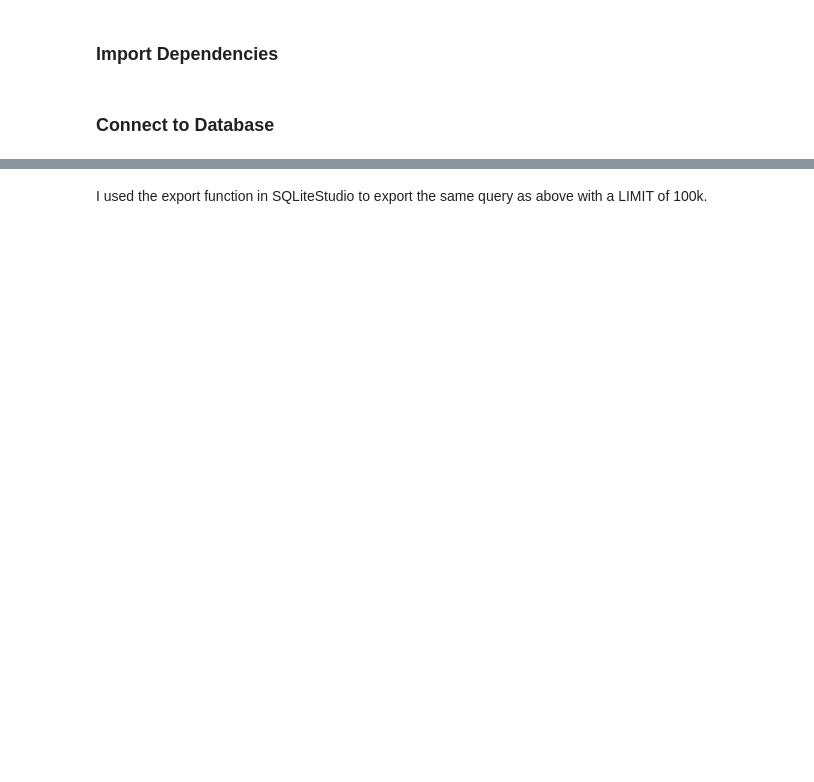
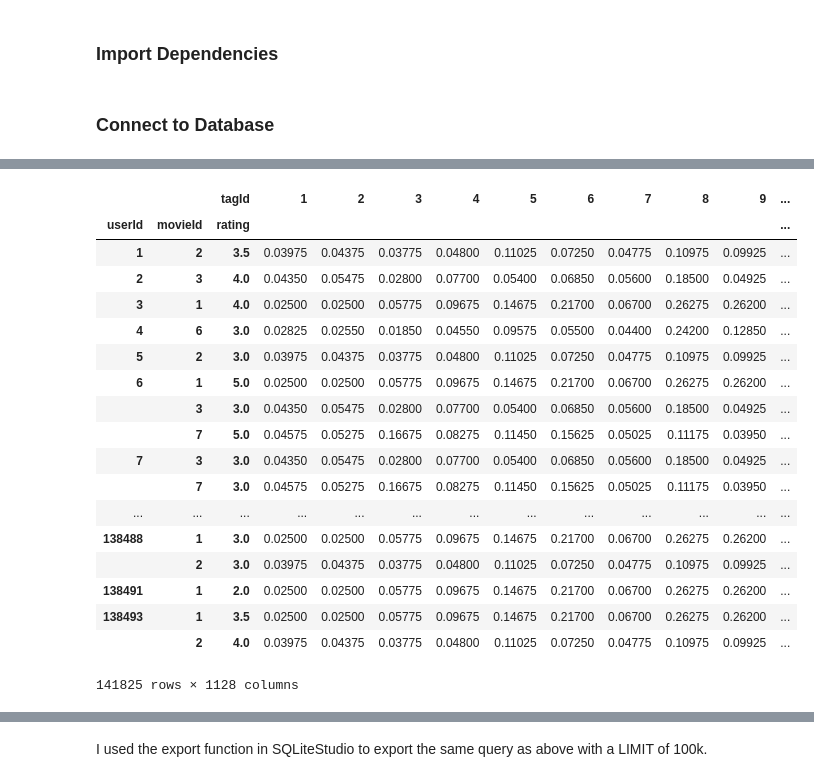
Before and after one commit to chasekregor/INFOCapstone, a Jupyter notebook: models.ipynb, the cells around one changed output, grey strips where cells are left out. Cells and saved outputs as stored; diff of their text form; code cells hidden in the pictures; blank space fills up the shorter version.

Commit message:
got model1 10k built

```diff
--- a/models.ipynb
+++ b/models.ipynb
@@ -13,0 +16,2 @@ c = conn.cursor()
+# %%
+model110k = pd.read_csv('10kmodel1.csv')
@@ -13,0 +27,24 @@ c = conn.cursor()
+# %%
+model110k = model110k.pivot_table(index = ['userId','movieId','rating'], columns='tagId', values = 'relevance')
+# %%
+model110k
+# %% [output]
+|  |  | tagId | 1 | 2 | 3 | 4 | 5 | 6 | 7 | 8 | 9 | ... |
+| userId | movieId | rating |  |  |  |  |  |  |  |  |  | ... |
+| 1 | 2 | 3.5 | 0.03975 | 0.04375 | 0.03775 | 0.04800 | 0.11025 | 0.07250 | 0.04775 | 0.10975 | 0.09925 | ... |
+| 2 | 3 | 4.0 | 0.04350 | 0.05475 | 0.02800 | 0.07700 | 0.05400 | 0.06850 | 0.05600 | 0.18500 | 0.04925 | ... |
+| 3 | 1 | 4.0 | 0.02500 | 0.02500 | 0.05775 | 0.09675 | 0.14675 | 0.21700 | 0.06700 | 0.26275 | 0.26200 | ... |
+| 4 | 6 | 3.0 | 0.02825 | 0.02550 | 0.01850 | 0.04550 | 0.09575 | 0.05500 | 0.04400 | 0.24200 | 0.12850 | ... |
+| 5 | 2 | 3.0 | 0.03975 | 0.04375 | 0.03775 | 0.04800 | 0.11025 | 0.07250 | 0.04775 | 0.10975 | 0.09925 | ... |
+| 6 | 1 | 5.0 | 0.02500 | 0.02500 | 0.05775 | 0.09675 | 0.14675 | 0.21700 | 0.06700 | 0.26275 | 0.26200 | ... |
+|  | 3 | 3.0 | 0.04350 | 0.05475 | 0.02800 | 0.07700 | 0.05400 | 0.06850 | 0.05600 | 0.18500 | 0.04925 | ... |
+|  | 7 | 5.0 | 0.04575 | 0.05275 | 0.16675 | 0.08275 | 0.11450 | 0.15625 | 0.05025 | 0.11175 | 0.03950 | ... |
+| 7 | 3 | 3.0 | 0.04350 | 0.05475 | 0.02800 | 0.07700 | 0.05400 | 0.06850 | 0.05600 | 0.18500 | 0.04925 | ... |
+|  | 7 | 3.0 | 0.04575 | 0.05275 | 0.16675 | 0.08275 | 0.11450 | 0.15625 | 0.05025 | 0.11175 | 0.03950 | ... |
+| ... | ... | ... | ... | ... | ... | ... | ... | ... | ... | ... | ... | ... |
+| 138488 | 1 | 3.0 | 0.02500 | 0.02500 | 0.05775 | 0.09675 | 0.14675 | 0.21700 | 0.06700 | 0.26275 | 0.26200 | ... |
+|  | 2 | 3.0 | 0.03975 | 0.04375 | 0.03775 | 0.04800 | 0.11025 | 0.07250 | 0.04775 | 0.10975 | 0.09925 | ... |
+| 138491 | 1 | 2.0 | 0.02500 | 0.02500 | 0.05775 | 0.09675 | 0.14675 | 0.21700 | 0.06700 | 0.26275 | 0.26200 | ... |
+| 138493 | 1 | 3.5 | 0.02500 | 0.02500 | 0.05775 | 0.09675 | 0.14675 | 0.21700 | 0.06700 | 0.26275 | 0.26200 | ... |
+|  | 2 | 4.0 | 0.03975 | 0.04375 | 0.03775 | 0.04800 | 0.11025 | 0.07250 | 0.04775 | 0.10975 | 0.09925 | ... |
+141825 rows × 1128 columns
```
Also changed, not shown: parts of 18 cells of this notebook.
